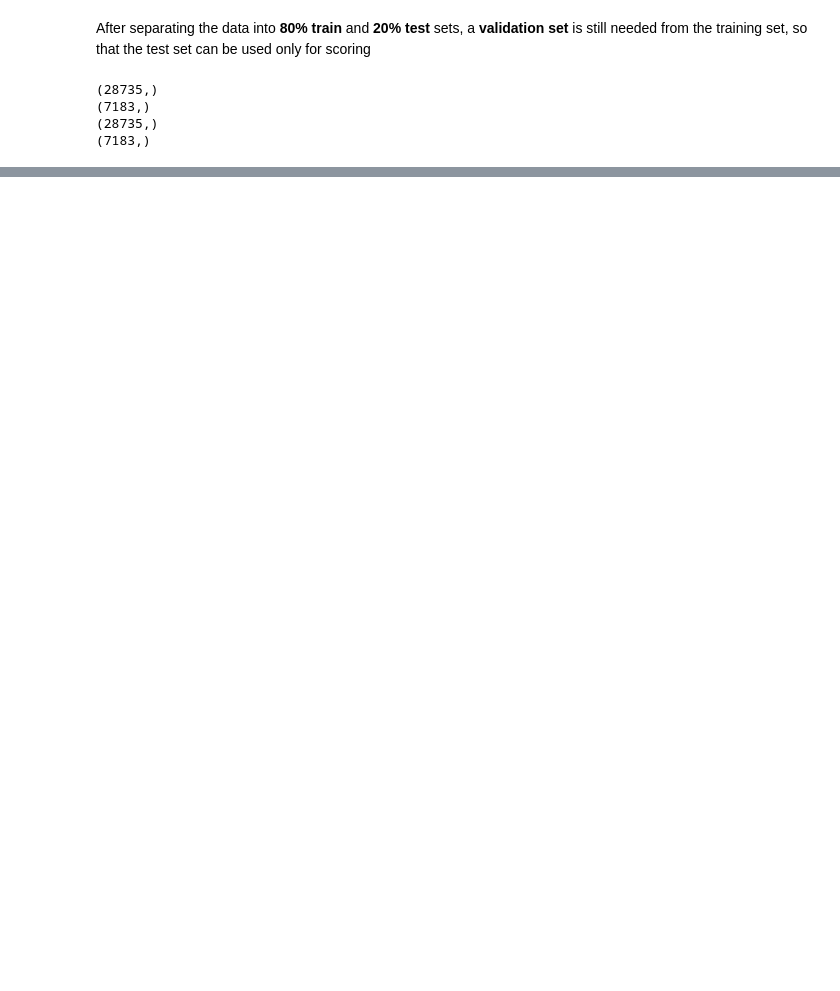
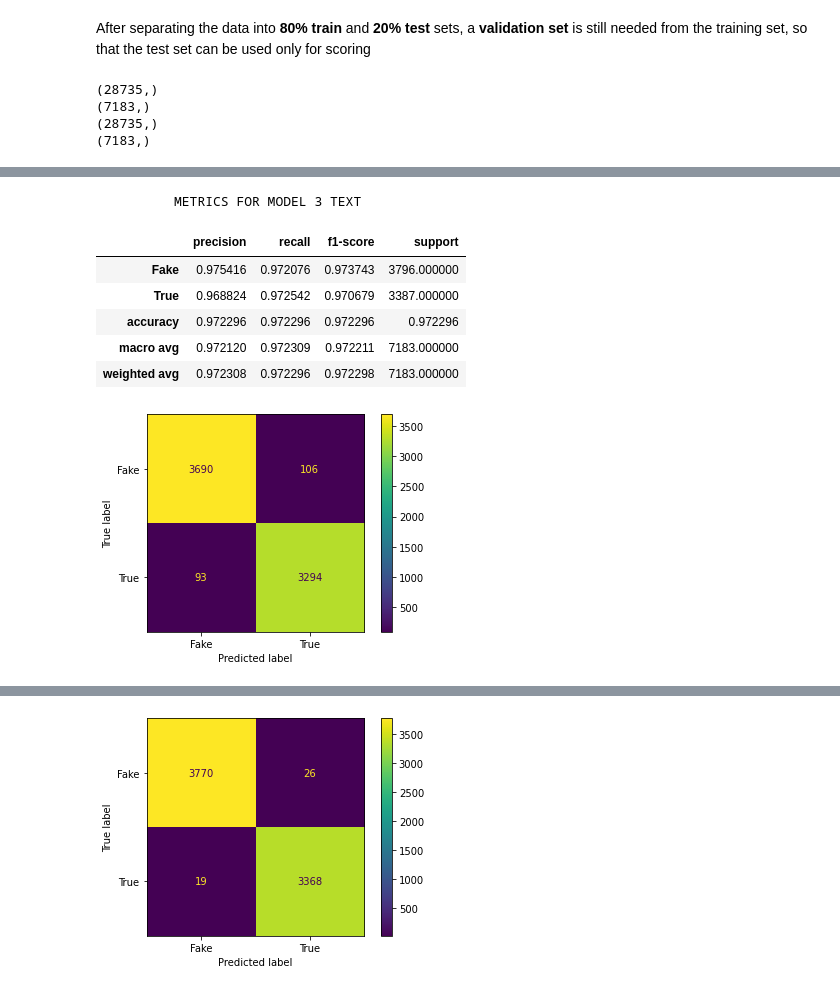
Before and after one commit to EdwardMMiller/Data-Mining-Project---Fall-2022, a Jupyter notebook: News_Classifier_COLAB.ipynb, the cells around one changed output, grey strips where cells are left out. Drawn from its saved outputs; the diff is of its cells as text; code cells hidden in the pictures; blank space fills up the shorter version.

```diff
--- a/News_Classifier_COLAB.ipynb
+++ b/News_Classifier_COLAB.ipynb
@@ -840,0 +1090,71 @@ print('Labels:\n', Outside_Test_labels)
+# %%
+##############################################################################
+############  EXPERIMENTS 5 & 6 - MODEL 3 ####################################
+##############################################################################
+
+#### TEXT ########
+
+Model3_Text.summary()
+# looking at summary for Model1_History_Text
+Model_3_Text_Results = Model3_Text.evaluate(val_text, val_label)
+print(Model_3_Text_Results)
+# looking at the accuracy for the test set using text
+print('\n')
+
+#### TITLE ########
+
+Model3_Title.summary()
+# looking at summary for Model1_History_Text
+Model_3_Title_Results = Model3_Title.evaluate(val_title, val_label)
+print(Model_3_Title_Results)
+# looking at the accuracy for the test set using titles
+
+#### TEXT ########
+
+Model_3_Probabilities_Text = get_model_predictions(Model3_Text, val_text, probability = True)
+# getting probababilities from function
+Model_3_Predictions_Text = get_model_predictions(Model3_Text, val_text, probability = False)
+# getting predictions from function
+
+  #### TITLE ########
+
+Model_3_Probabilities_Title = get_model_predictions(Model3_Title, val_title, probability = True)
+# getting probababilities from function
+Model_3_Predictions_Title = get_model_predictions(Model3_Title, val_title, probability = False)
+# getting predictions from function
+
+display_metrics(val_label,
+                Model_3_Predictions_Text,
+                Model_3_Probabilities_Text,
+                title = "MODEL 3 TEXT")
+display_metrics(val_label,
+                Model_3_Predictions_Title,
+                Model_3_Probabilities_Title,
+                title = "MODEL 3 TITLES")
+# showing metrics for Model 1 text and titles
+
+train_validation_plotter(Model3_History_Text, "Model 3 Text")
+# getting plots for Model 1 Text
+train_validation_plotter(Model3_History_Title, "Model 3 Title")
+# getting plots for Model 1 Text
+
+################## EXPERIMENT 3 - MODEL 2 TEXT #######################
+
+experiment_df.loc[len(experiment_df.index)] = \
+["Experiment %s" %(5), "Val Text", "MODEL 3 (nnlm-en-dim128)" ,
+ accuracy_score(val_label, Model_3_Predictions_Text ),
+ f1_score(val_label, Model_3_Predictions_Text ),
+ roc_auc_score(val_label, Model_3_Probabilities_Text)      ]
+# Adding the new values from this experiment into the experiment_df dataframe
+
+################## EXPERIMENT 4 - MODEL 2 TITLE #######################
+
+experiment_df.loc[len(experiment_df.index)] = \
+["Experiment %s" %(6), "Val Title", "MODEL 3 (nnlm-en-dim128)" ,
+ accuracy_score(val_label, Model_3_Predictions_Title ),
+ f1_score(val_label, Model_3_Predictions_Title ),
+ roc_auc_score(val_label, Model_3_Probabilities_Title)      ]
+# Adding the new values from this experiment into the experiment_df dataframe
+
+display(experiment_df)
+# %% [output]
@@ -840,0 +1180,8 @@ print('Labels:\n', Outside_Test_labels)
+          METRICS FOR MODEL 3 TEXT
+|  | precision | recall | f1-score | support |
+| Fake | 0.975416 | 0.972076 | 0.973743 | 3796.000000 |
+| True | 0.968824 | 0.972542 | 0.970679 | 3387.000000 |
+| accuracy | 0.972296 | 0.972296 | 0.972296 | 0.972296 |
+| macro avg | 0.972120 | 0.972309 | 0.972211 | 7183.000000 |
+| weighted avg | 0.972308 | 0.972296 | 0.972298 | 7183.000000 |
+[figure, added]
@@ -840,0 +1201 @@ print('Labels:\n', Outside_Test_labels)
+[figure, added]
```
Also changed, not shown: parts of 50 cells of this notebook.
